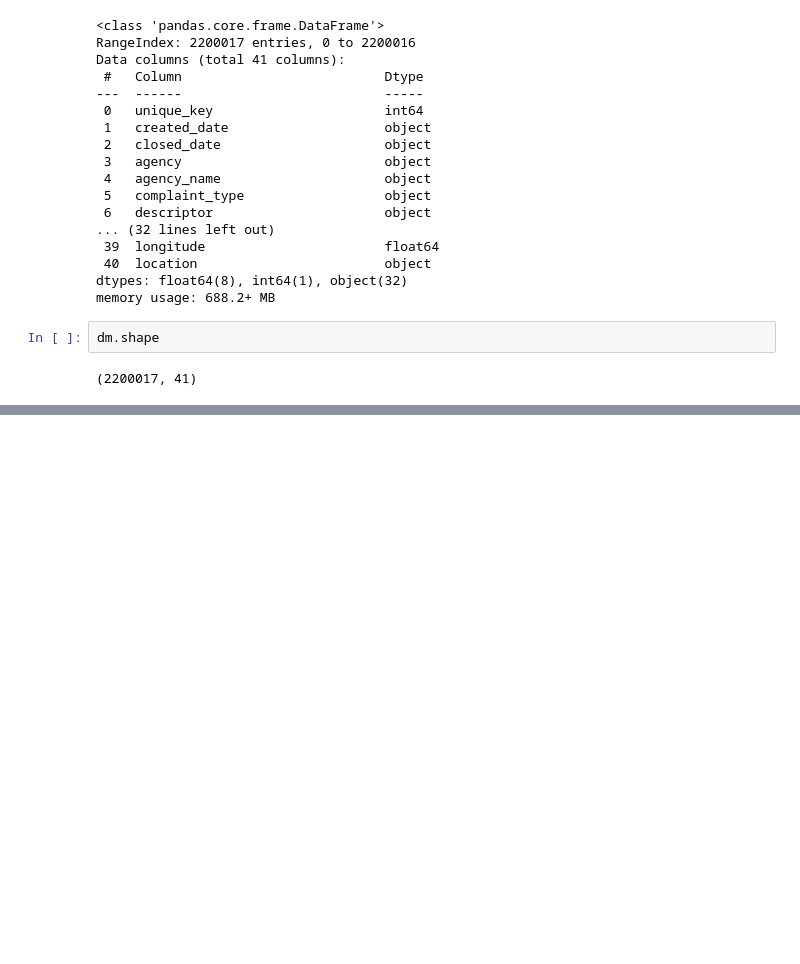
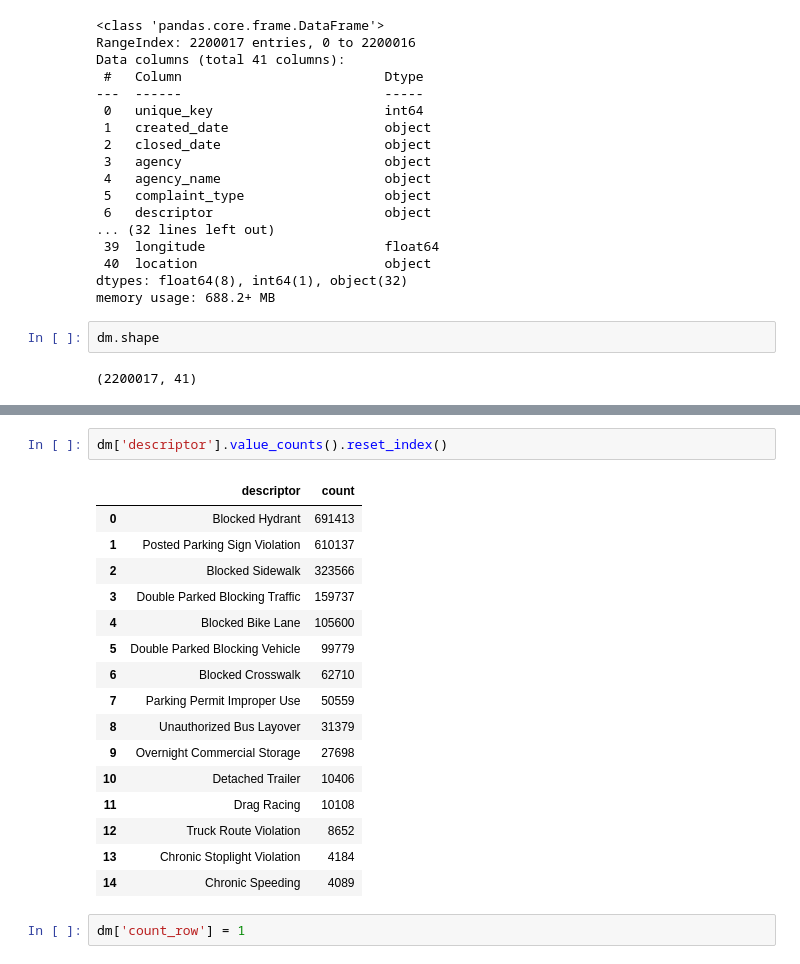
Before and after one commit to ssigman1/group4-nypd, a Jupyter notebook: Notebooks/group4_SavannahSigman.ipynb, the cells around one changed output, grey strips where cells are left out. Drawn from its saved outputs; the diff is of its cells as text; blank space fills up the shorter version.

```diff
--- a/Notebooks/group4_SavannahSigman.ipynb
+++ b/Notebooks/group4_SavannahSigman.ipynb
@@ -147,0 +180,21 @@ dm.sample(8)
+# %%
+dm['descriptor'].value_counts().reset_index()
+# %% [output]
+|  | descriptor | count |
+| 0 | Blocked Hydrant | 691413 |
+| 1 | Posted Parking Sign Violation | 610137 |
+| 2 | Blocked Sidewalk | 323566 |
+| 3 | Double Parked Blocking Traffic | 159737 |
+| 4 | Blocked Bike Lane | 105600 |
+| 5 | Double Parked Blocking Vehicle | 99779 |
+| 6 | Blocked Crosswalk | 62710 |
+| 7 | Parking Permit Improper Use | 50559 |
+| 8 | Unauthorized Bus Layover | 31379 |
+| 9 | Overnight Commercial Storage | 27698 |
+| 10 | Detached Trailer | 10406 |
+| 11 | Drag Racing | 10108 |
+| 12 | Truck Route Violation | 8652 |
+| 13 | Chronic Stoplight Violation | 4184 |
+| 14 | Chronic Speeding | 4089 |
+# %%
+dm['count_row'] = 1
```
Also changed, not shown: parts of 10 cells of this notebook.
